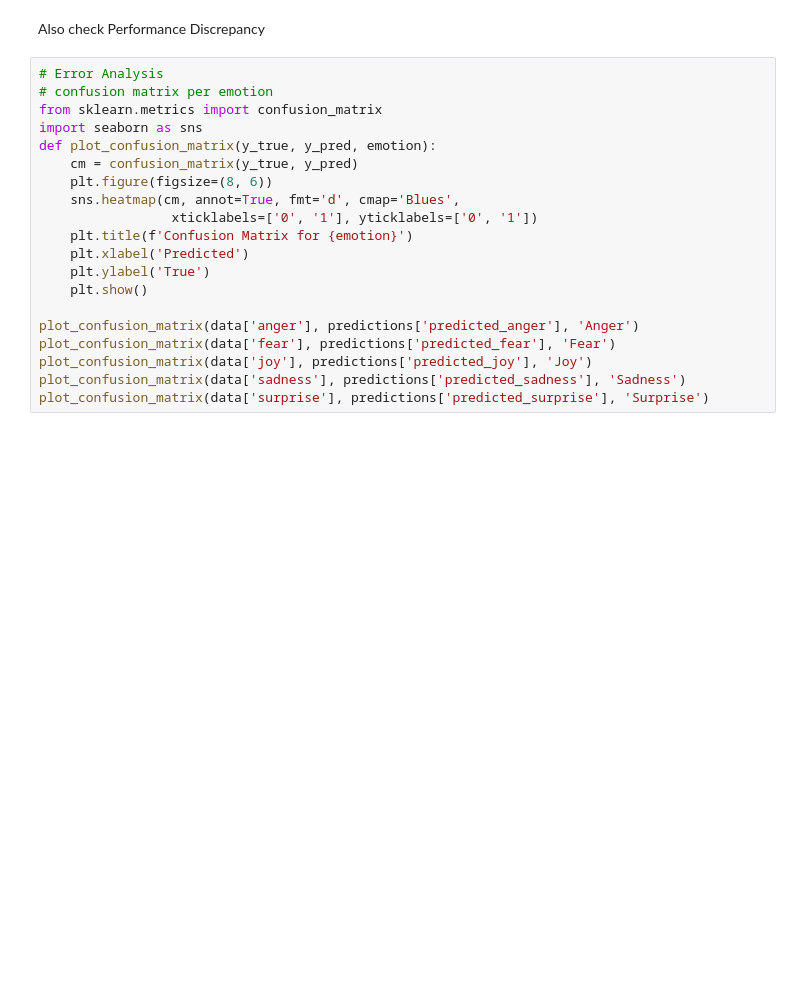
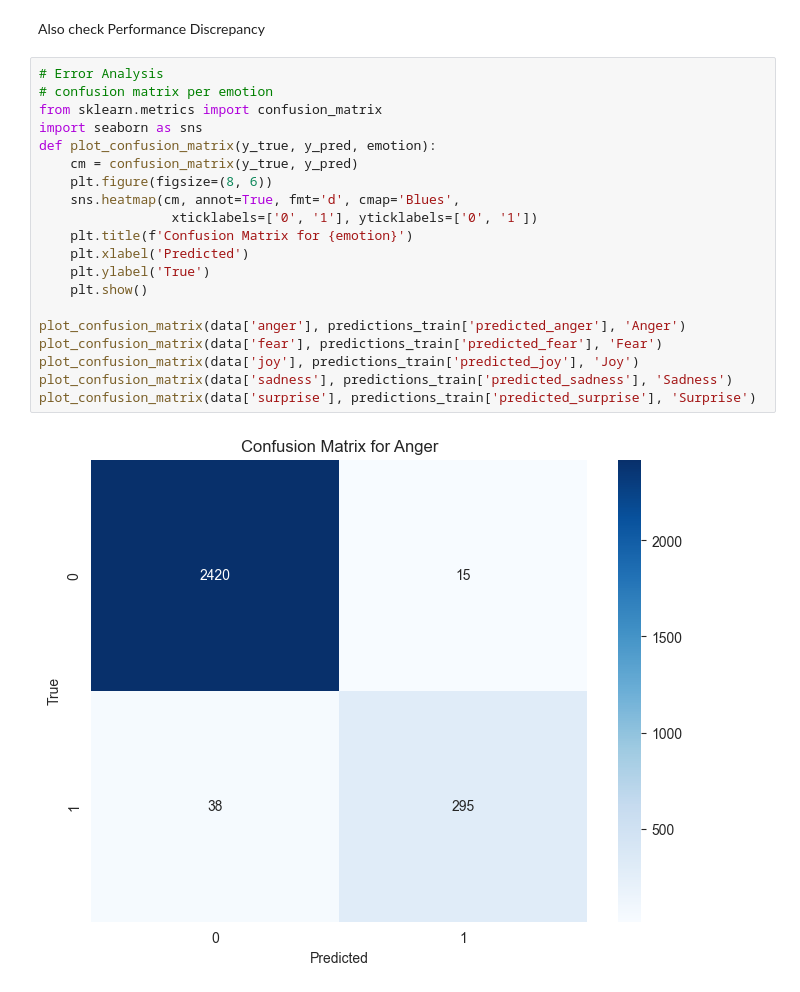
Before and after one commit to niklasbaun/EmoClassifier, a Jupyter notebook: Classifier/Getting familiar.ipynb, the cells around one changed output. Drawn from its saved outputs; the diff is of its cells as text; blank space fills up the shorter version.

```diff
--- a/Classifier/Getting familiar.ipynb
+++ b/Classifier/Getting familiar.ipynb
@@ -216,20 +239,22 @@ Also check Performance Discrepancy
 # %%
 # Error Analysis
 # confusion matrix per emotion
 from sklearn.metrics import confusion_matrix
 import seaborn as sns
 def plot_confusion_matrix(y_true, y_pred, emotion):
     cm = confusion_matrix(y_true, y_pred)
     plt.figure(figsize=(8, 6))
     sns.heatmap(cm, annot=True, fmt='d', cmap='Blues',
                  xticklabels=['0', '1'], yticklabels=['0', '1'])
     plt.title(f'Confusion Matrix for {emotion}')
     plt.xlabel('Predicted')
     plt.ylabel('True')
     plt.show()
 
-plot_confusion_matrix(data['anger'], predictions['predicted_anger'], 'Anger')
-plot_confusion_matrix(data['fear'], predictions['predicted_fear'], 'Fear')
-plot_confusion_matrix(data['joy'], predictions['predicted_joy'], 'Joy')
-plot_confusion_matrix(data['sadness'], predictions['predicted_sadness'], 'Sadness')
-plot_confusion_matrix(data['surprise'], predictions['predicted_surprise'], 'Surprise')
+plot_confusion_matrix(data['anger'], predictions_train['predicted_anger'], 'Anger')
+plot_confusion_matrix(data['fear'], predictions_train['predicted_fear'], 'Fear')
+plot_confusion_matrix(data['joy'], predictions_train['predicted_joy'], 'Joy')
+plot_confusion_matrix(data['sadness'], predictions_train['predicted_sadness'], 'Sadness')
+plot_confusion_matrix(data['surprise'], predictions_train['predicted_surprise'], 'Surprise')
+# %% [output]
+[figure, added]
```
Also changed, not shown: parts of 7 cells of this notebook, 2 other files.
